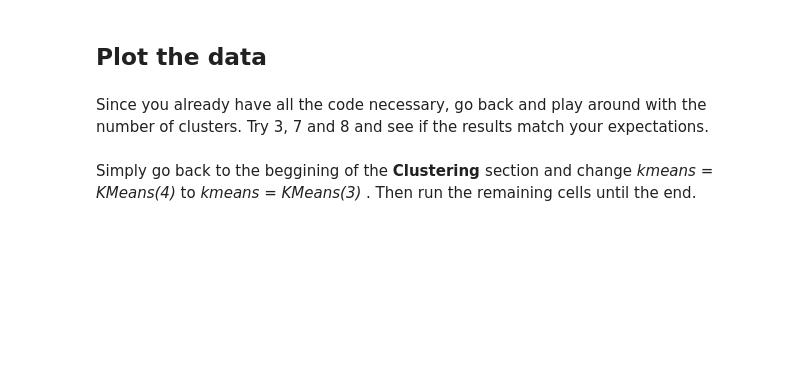
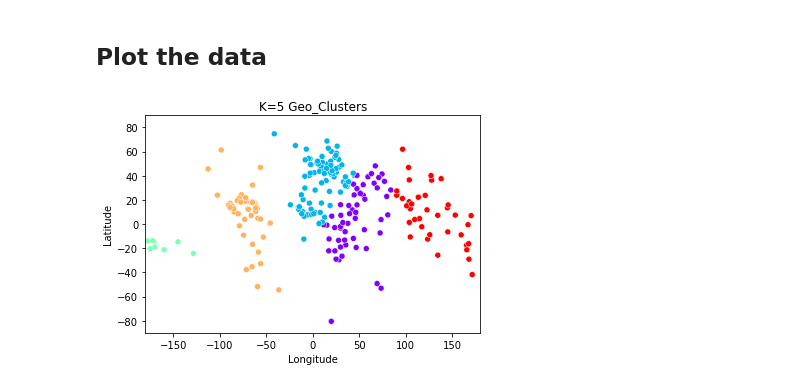
Before and after one commit to faithkane3/clustering_practice, a Jupyter notebook: clustering_categorical_data.ipynb, the cells around one changed output. Drawn from its saved outputs; the diff is of its cells as text; code cells hidden in the pictures; blank space fills up the shorter version.

```diff
--- a/clustering_categorical_data.ipynb
+++ b/clustering_categorical_data.ipynb
@@ -82,0 +155,3 @@ Use 4 clusters initially.
+# %%
+geo_clusters5 = kmeans.fit_predict(X)
+geo_clusters5
@@ -82,0 +171,5 @@ Use 4 clusters initially.
+# %%
+# Add clusters to the df.
+
+df['geo_clusters5'] = geo_clusters5
+df.head()
@@ -83,6 +183,12 @@ Use 4 clusters initially.
 # %% [markdown]
 ## Plot the data
-# %% [markdown]
-Since you already have all the code necessary, go back and play around with the number of clusters. Try 3, 7 and 8 and see if the results match your expectations.
-# %% [markdown]
-Simply go back to the beggining of the <b> Clustering </b> section and change <i> kmeans = KMeans(4) </i> to <i> kmeans = KMeans(3) </i>. Then run the remaining cells until the end.
+# %%
+sns.scatterplot(df.Longitude, df.Latitude, c=df.geo_clusters5, cmap='rainbow')
+
+plt.xlim(-180,180)
+plt.ylim(-90,90)
+
+plt.title('K=5 Geo_Clusters')
+plt.show()
+# %% [output]
+[figure, added]
```
Also changed, not shown: parts of 14 cells of this notebook.
